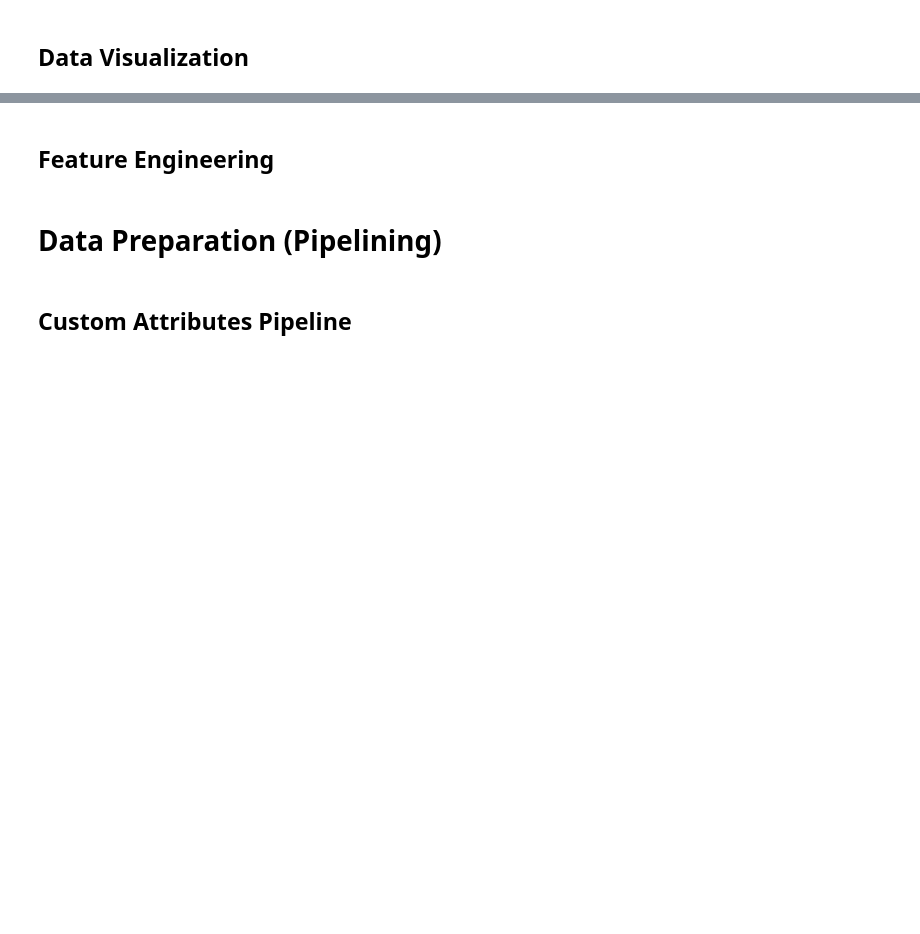
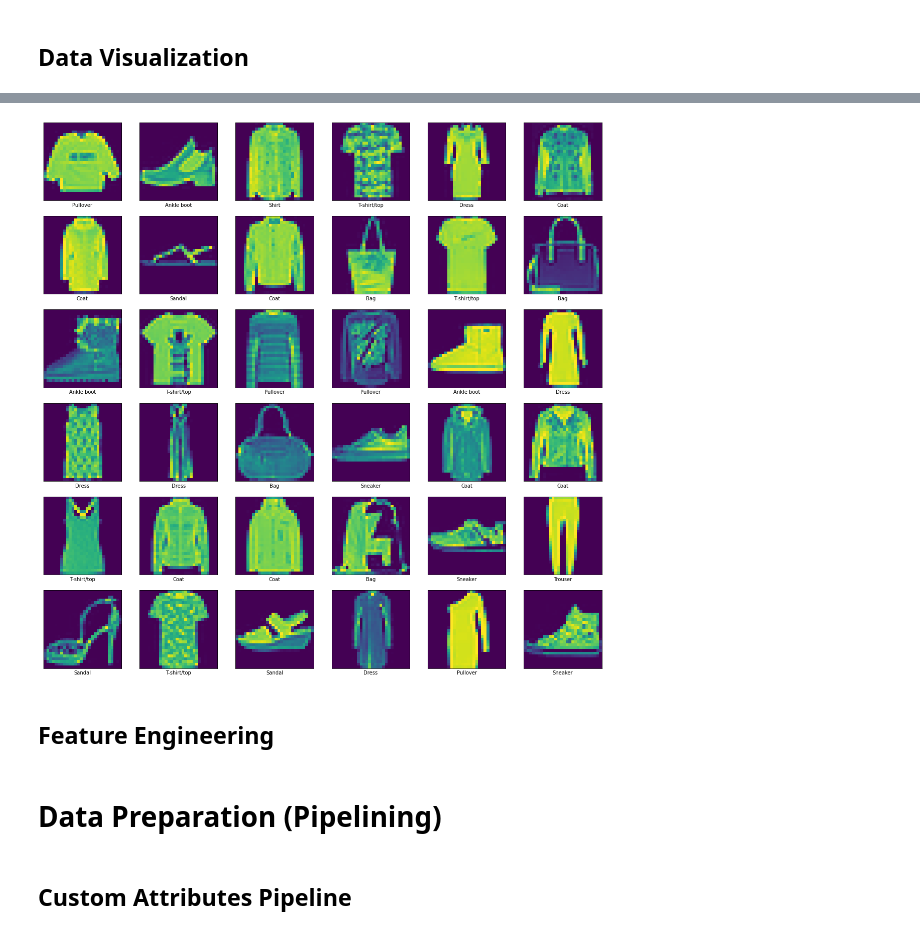
Before and after one commit to MrHencke/DAT158-ML-Oblig2-ML, a Jupyter notebook: main.ipynb, the cells around one changed output, grey strips where cells are left out. Drawn from its saved outputs; the diff is of its cells as text; code cells hidden in the pictures; blank space fills up the shorter version.

```diff
--- a/main.ipynb
+++ b/main.ipynb
@@ -60,0 +110,2 @@ df = pd.concat([df_test, df_train])
+# %%
+labels = ["T-shirt/top", "Trouser", "Pullover", "Dress", "Coat", "Sandal", "Shirt", "Sneaker", "Bag", "Ankle boot"]
@@ -63,3 +159,15 @@ df = pd.concat([df_test, df_train])
+# %%
+plt.figure(figsize=(20,20))
+for i in range(36):
+    plt.subplot(6, 6, i+1)
+    plt.xticks([])
+    plt.yticks([])
+    plt.grid(False)
+    a = x[i].reshape(28,28)
+    plt.imshow(a)
+    plt.xlabel(labels[y[i]])
+# %% [output]
+[figure, added]
 # %% [markdown]
 ## Feature Engineering <a id="data-engineering"></a>
 # %% [markdown]
```
Also changed, not shown: parts of 19 cells of this notebook, 1 other file.
